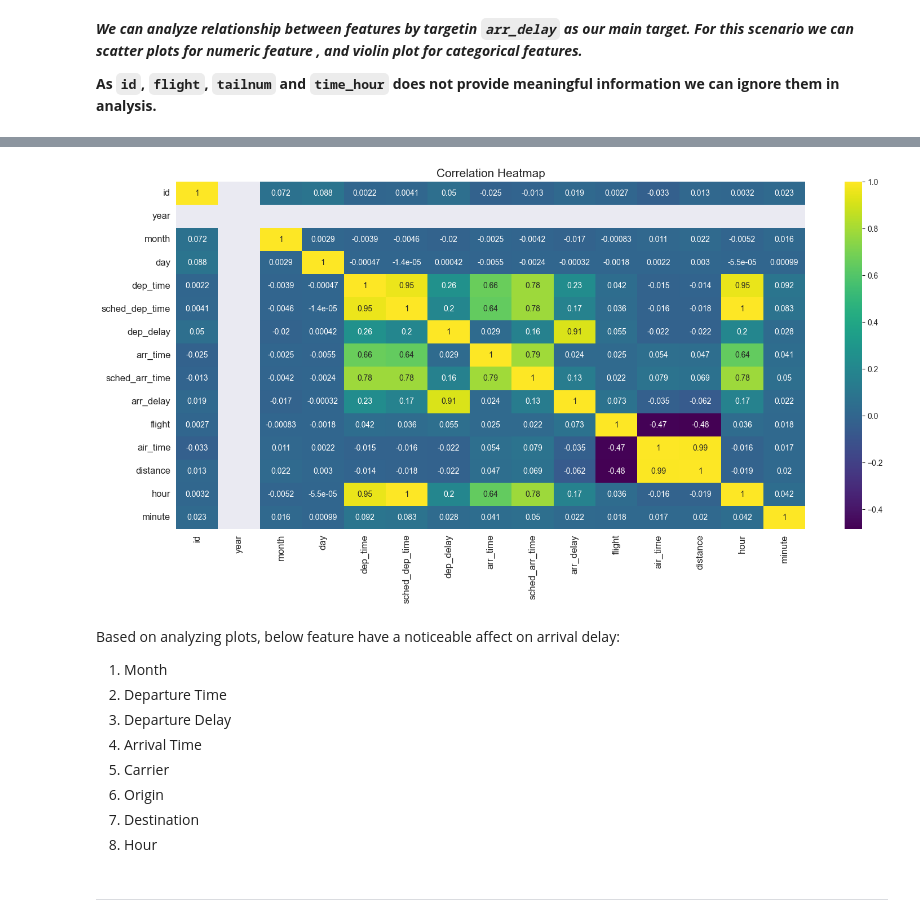
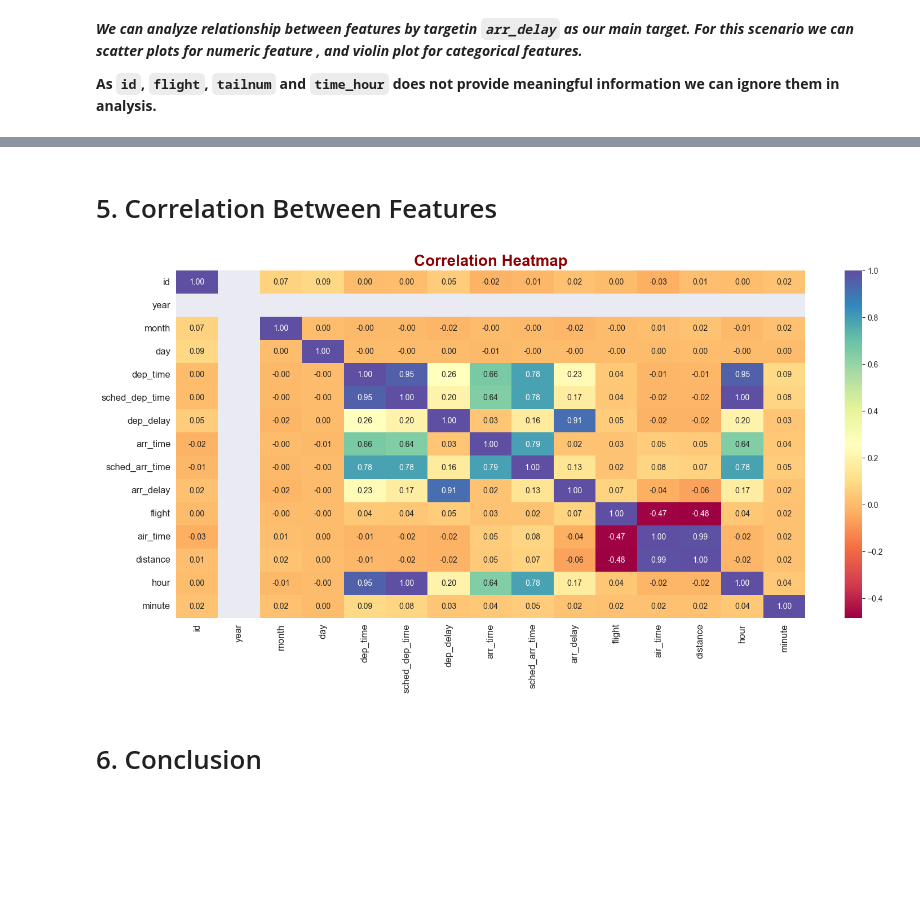
Before and after one commit to mohammadreza-mohammadi94/DataAnalysis-And-MachineLearning, a Jupyter notebook: Flights Dataset - EDA/Flights.ipynb, the cells around one changed output, grey strips where cells are left out. Saved outputs shown, nothing was run; the diff lists cells and outputs as text; code cells hidden in the pictures; blank space fills up the shorter version.

```diff
--- a/Flights Dataset - EDA/Flights.ipynb
+++ b/Flights Dataset - EDA/Flights.ipynb
@@ -286,0 +502,4 @@ ____________
+# %%
+# Specifing font's dict
+title_dict = {"color" : "darkred", "weight" : "bold", "size" : 20}
+axis_dict = {"color": "darkred", "weight": "bold", "size": 12}
@@ -491,23 +716,14 @@ _______________
+# %% [markdown]
+# 5. Correlation Between Features <a id=27></a>
 # %%
 # Correlation heatmap between numeric feature
 plt.figure(figsize=(18, 8))
-sns.heatmap(df.corr(numeric_only=True), annot=True, cmap='viridis')
+sns.heatmap(df.corr(numeric_only=True), annot=True, cmap='Spectral', fmt='1.2f')
 plt.xticks(fontsize=12)
 plt.yticks(fontsize=12)
-plt.title("Correlation Heatmap", fontsize=15)
+plt.title("Correlation Heatmap", fontdict=title_dict)
 plt.show()
 # %% [output]
-[figure, old version]
+[figure, new version]
-# %% [markdown]
-Based on analyzing plots, below feature have a noticeable affect on arrival delay:
-
-1. Month
-2. Departure Time
-3. Departure Delay
-4. Arrival Time
-5. Carrier
-6. Origin
-7. Destination
-8. Hour
-# %% [markdown]
-_________
+# %% [markdown]
+# 6. Conclusion <a id=28></a>
```
Also changed, not shown: parts of 155 cells of this notebook.
